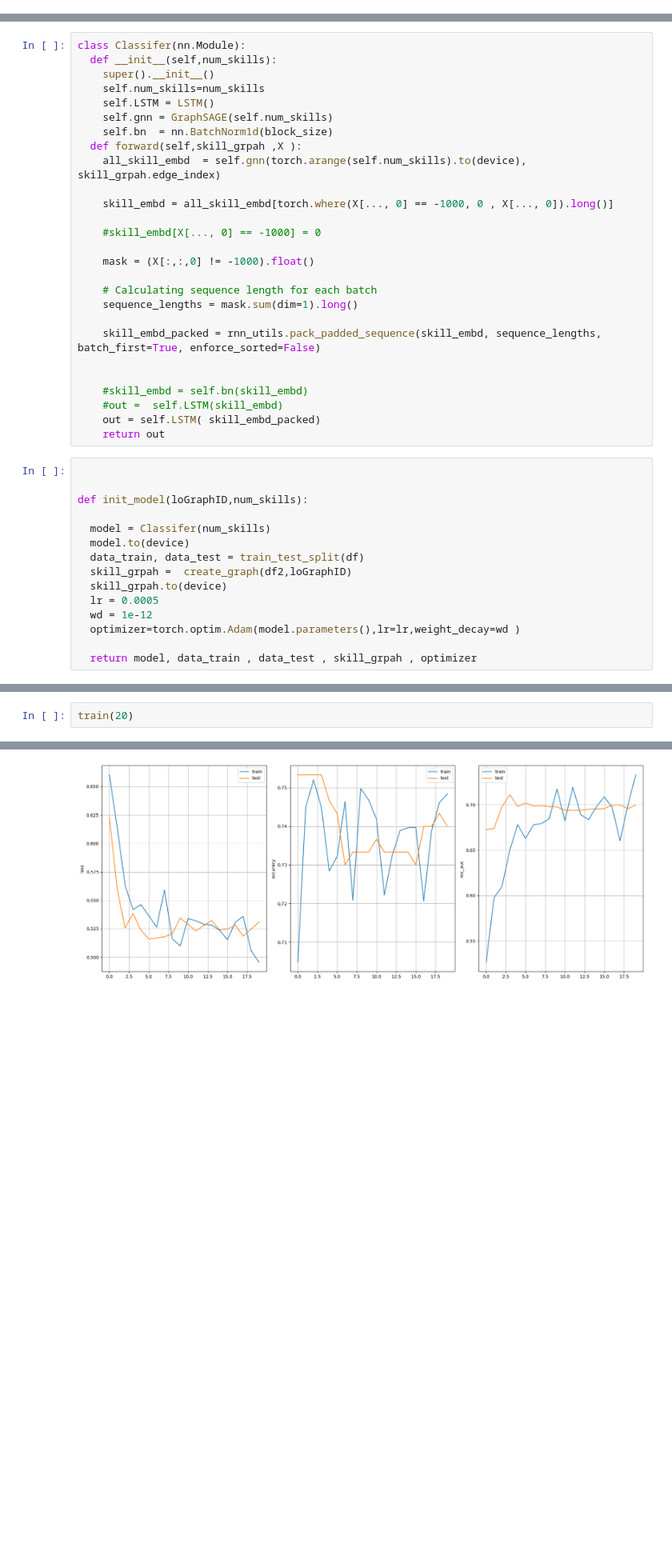
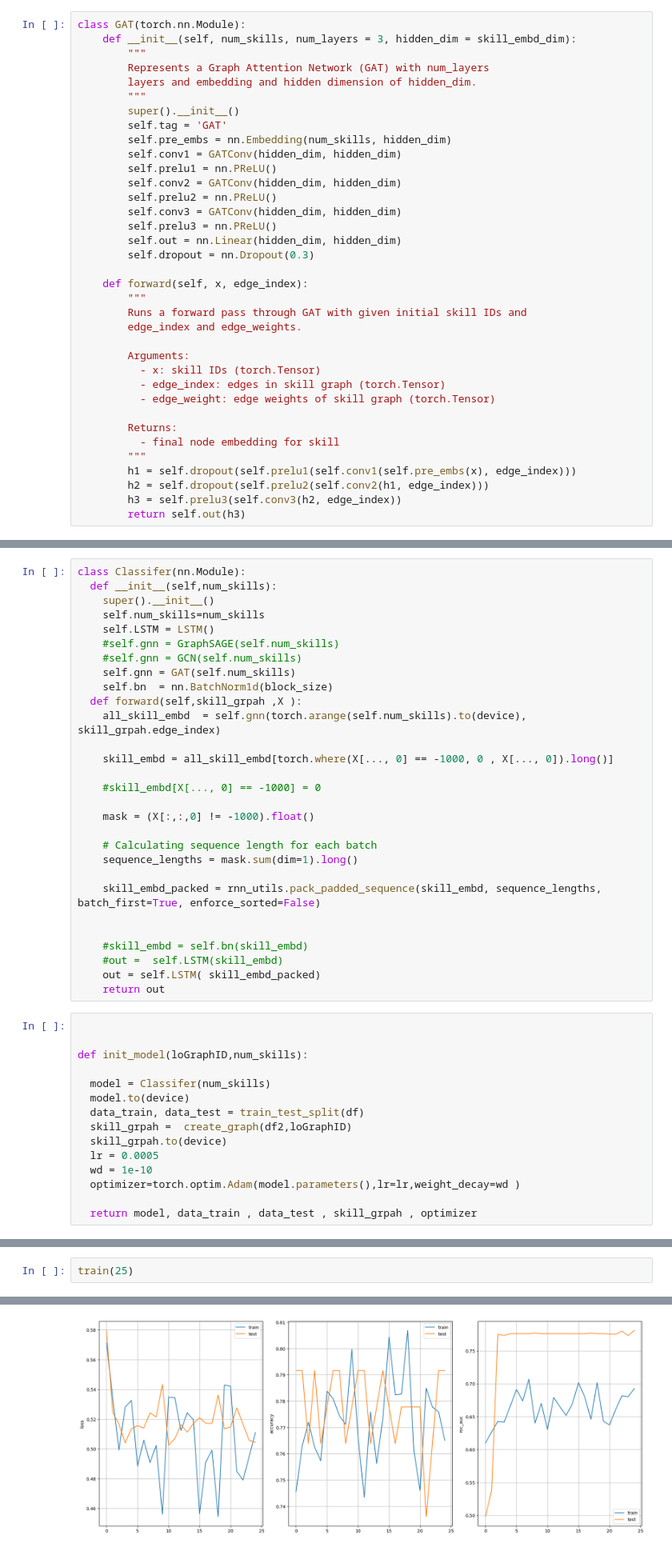
Before and after one commit to MadushanPathirana/msc-research, a Jupyter notebook: adaptive_learning.ipynb, the cells around one changed output, grey strips where cells are left out. Shown at 80% size. Saved outputs shown, nothing was run; the diff lists cells and outputs as text; blank space fills up the shorter version.

```diff
--- a/adaptive_learning.ipynb
+++ b/adaptive_learning.ipynb
@@ -243,3 +303,39 @@ class GraphSAGE(torch.nn.Module):
+# %%
+class GAT(torch.nn.Module):
+    def __init__(self, num_skills, num_layers = 3, hidden_dim = skill_embd_dim):
+        """
+        Represents a Graph Attention Network (GAT) with num_layers
+        layers and embedding and hidden dimension of hidden_dim.
+        """
+        super().__init__()
+        self.tag = 'GAT'
+        self.pre_embs = nn.Embedding(num_skills, hidden_dim)
+        self.conv1 = GATConv(hidden_dim, hidden_dim)
+        self.prelu1 = nn.PReLU()
+        self.conv2 = GATConv(hidden_dim, hidden_dim)
+        self.prelu2 = nn.PReLU()
+        self.conv3 = GATConv(hidden_dim, hidden_dim)
+        self.prelu3 = nn.PReLU()
+        self.out = nn.Linear(hidden_dim, hidden_dim)
+        self.dropout = nn.Dropout(0.3)
+
+    def forward(self, x, edge_index):
+        """
+        Runs a forward pass through GAT with given initial skill IDs and
+        edge_index and edge_weights.
+
+        Arguments:
+          - x: skill IDs (torch.Tensor)
+          - edge_index: edges in skill graph (torch.Tensor)
+          - edge_weight: edge weights of skill graph (torch.Tensor)
+
+        Returns:
+          - final node embedding for skill
+        """
+        h1 = self.dropout(self.prelu1(self.conv1(self.pre_embs(x), edge_index)))
+        h2 = self.dropout(self.prelu2(self.conv2(h1, edge_index)))
+        h3 = self.prelu3(self.conv3(h2, edge_index))
+        return self.out(h3)
 # %% [markdown]
 # LSTM Model
 # %%
@@ -287,7 +383,9 @@ class Classifer(nn.Module):
     super().__init__()
     self.num_skills=num_skills
     self.LSTM = LSTM()
-    self.gnn = GraphSAGE(self.num_skills)
+    #self.gnn = GraphSAGE(self.num_skills)
+    #self.gnn = GCN(self.num_skills)
+    self.gnn = GAT(self.num_skills)
     self.bn  = nn.BatchNorm1d(block_size)
   def forward(self,skill_grpah ,X ):
     all_skill_embd  = self.gnn(torch.arange(self.num_skills).to(device), skill_grpah.edge_index)
@@ -319,7 +417,7 @@ def init_model(loGraphID,num_skills):
   skill_grpah =  create_graph(df2,loGraphID)
   skill_grpah.to(device)
   lr = 0.0005
-  wd = 1e-12
+  wd = 1e-10
   optimizer=torch.optim.Adam(model.parameters(),lr=lr,weight_decay=wd )
 
   return model, data_train , data_test , skill_grpah , optimizer
@@ -445,6 +543,6 @@ def train(epoches):
 # %% [markdown]
 # Results
 # %%
-train(20)
+train(25)
 # %% [output]
 31
@@ -469,4 +566,4 @@ Test -> loss : 0.53085 , accuracy :  74.00% , roc_auc  69.98%
-[figure, old version]
+[figure, new version]
 # %%
 train_data,test_data=train_test_split(df)
 # %%
```
Also changed, not shown: parts of 13 cells of this notebook.
